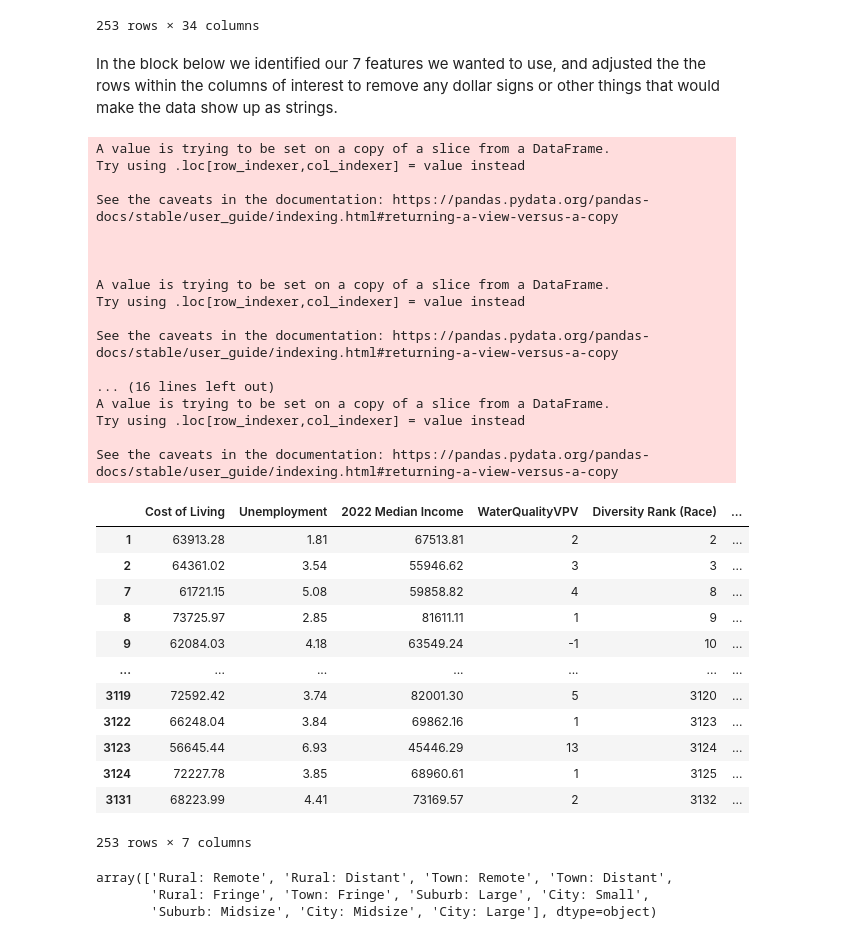
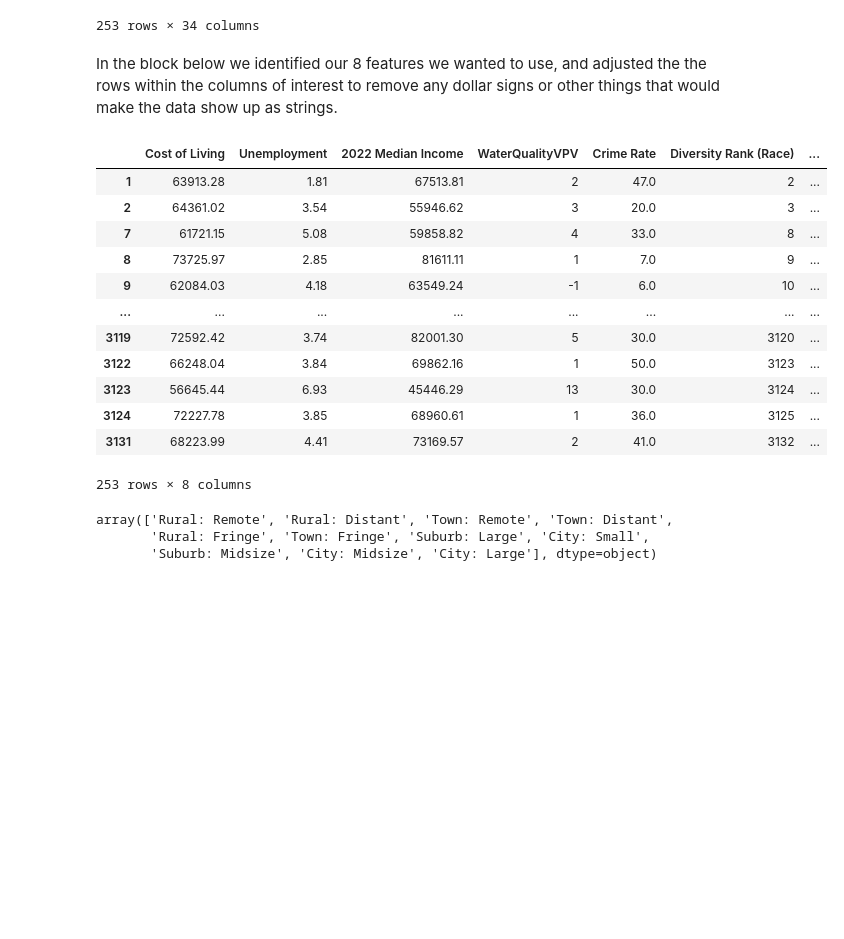
Before and after one commit to joinja01/Joiner_Norton_Walkability, a Jupyter notebook: qualityoflifetexas.ipynb, the cells around one changed output. Cells and saved outputs as stored; diff of their text form; code cells hidden in the pictures; blank space fills up the shorter version.

```diff
--- a/qualityoflifetexas.ipynb
+++ b/qualityoflifetexas.ipynb
@@ -32,61 +39,46 @@ quality_Texas
 | 3131 | TXHarris County | TX | Harris County | 48201 | 77338 | 21-Suburb: Large | NaN | 4,780,913 | ... |
 253 rows × 34 columns
 # %% [markdown]
-In the block below we identified our 7 features we wanted to use, and adjusted the the rows within the columns of interest to remove any dollar signs or other things that would make the data show up as strings.
+In the block below we identified our 8 features we wanted to use, and adjusted the the rows within the columns of interest to remove any dollar signs or other things that would make the data show up as strings.
 # %%
 features = [
     'Cost of Living',
     'Unemployment',
     '2022 Median Income',
     'WaterQualityVPV',
+    'Crime Rate',
     'Diversity Rank (Race)',
     'Diversity Rank (Gender)',
     'ULOCALE'
 ]
 
+# quality_Texas['AQI'] = quality_Texas['AQI%Good'].replace('%', '', regex=True).astype(float)
 quality_Texas['Cost of Living'] = quality_Texas['Cost of Living'].replace({r'[,\$]': ''}, regex=True).astype(float)
 quality_Texas['2022 Median Income'] = quality_Texas['2022 Median Income'].replace({r'[,\$]': ''}, regex=True).astype(float)
 quality_Texas['Unemployment'] = quality_Texas['Unemployment'].replace({r'[,\%]': ''}, regex=True).astype(float)
 quality_Texas['ULOCALE'] = quality_Texas['ULOCALE'].str.replace(r'[\d\-]+', '', regex=True)
 quality_Texas['ULOCALE'] = quality_Texas['ULOCALE'].str.strip()
-
+quality_Texas['Crime Rate'] = quality_Texas['2016 Crime Rate'].str.extract(r'(\d+)').astype(float)
 
 
 X = quality_Texas[features]
 
 
 X
 # %% [output]
+|  | Cost of Living | Unemployment | 2022 Median Income | WaterQualityVPV | Crime Rate | Diversity Rank (Race) | ... |
+| 1 | 63913.28 | 1.81 | 67513.81 | 2 | 47.0 | 2 | ... |
+| 2 | 64361.02 | 3.54 | 55946.62 | 3 | 20.0 | 3 | ... |
+| 7 | 61721.15 | 5.08 | 59858.82 | 4 | 33.0 | 8 | ... |
+| 8 | 73725.97 | 2.85 | 81611.11 | 1 | 7.0 | 9 | ... |
+| 9 | 62084.03 | 4.18 | 63549.24 | -1 | 6.0 | 10 | ... |
+| ... | ... | ... | ... | ... | ... | ... | ... |
+| 3119 | 72592.42 | 3.74 | 82001.30 | 5 | 30.0 | 3120 | ... |
+| 3122 | 66248.04 | 3.84 | 69862.16 | 1 | 50.0 | 3123 | ... |
+| 3123 | 56645.44 | 6.93 | 45446.29 | 13 | 30.0 | 3124 | ... |
+| 3124 | 72227.78 | 3.85 | 68960.61 | 1 | 36.0 | 3125 | ... |
+| 3131 | 68223.99 | 4.41 | 73169.57 | 2 | 41.0 | 3132 | ... |
-A value is trying to be set on a copy of a slice from a DataFrame.
-Try using .loc[row_indexer,col_indexer] = value instead
-
-See the caveats in the documentation: https://pandas.pydata.org/pandas-docs/stable/user_guide/indexing.html#returning-a-view-versus-a-copy
-
-
-
-A value is trying to be set on a copy of a slice from a DataFrame.
-Try using .loc[row_indexer,col_indexer] = value instead
-
-See the caveats in the documentation: https://pandas.pydata.org/pandas-docs/stable/user_guide/indexing.html#returning-a-view-versus-a-copy
-
-... (16 lines left out)
-A value is trying to be set on a copy of a slice from a DataFrame.
-Try using .loc[row_indexer,col_indexer] = value instead
-
-See the caveats in the documentation: https://pandas.pydata.org/pandas-docs/stable/user_guide/indexing.html#returning-a-view-versus-a-copy
+253 rows × 8 columns
-|  | Cost of Living | Unemployment | 2022 Median Income | WaterQualityVPV | Diversity Rank (Race) | ... |
-| 1 | 63913.28 | 1.81 | 67513.81 | 2 | 2 | ... |
-| 2 | 64361.02 | 3.54 | 55946.62 | 3 | 3 | ... |
-| 7 | 61721.15 | 5.08 | 59858.82 | 4 | 8 | ... |
-| 8 | 73725.97 | 2.85 | 81611.11 | 1 | 9 | ... |
-| 9 | 62084.03 | 4.18 | 63549.24 | -1 | 10 | ... |
-| ... | ... | ... | ... | ... | ... | ... |
-| 3119 | 72592.42 | 3.74 | 82001.30 | 5 | 3120 | ... |
-| 3122 | 66248.04 | 3.84 | 69862.16 | 1 | 3123 | ... |
-| 3123 | 56645.44 | 6.93 | 45446.29 | 13 | 3124 | ... |
-| 3124 | 72227.78 | 3.85 | 68960.61 | 1 | 3125 | ... |
-| 3131 | 68223.99 | 4.41 | 73169.57 | 2 | 3132 | ... |
-253 rows × 7 columns
 # %%
 X['ULOCALE'].unique()
 # %% [output]
```
Also changed, not shown: parts of 18 cells of this notebook.
